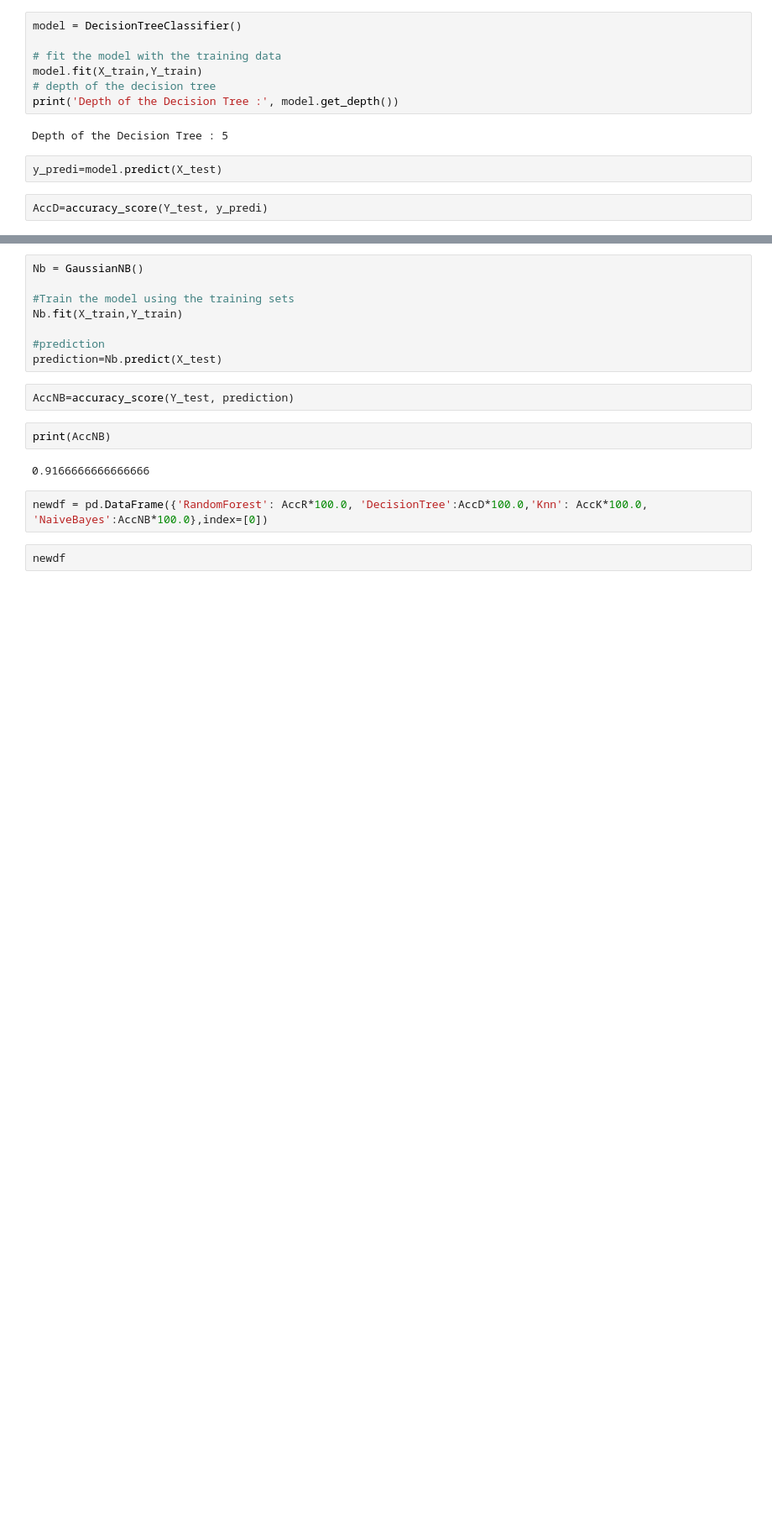
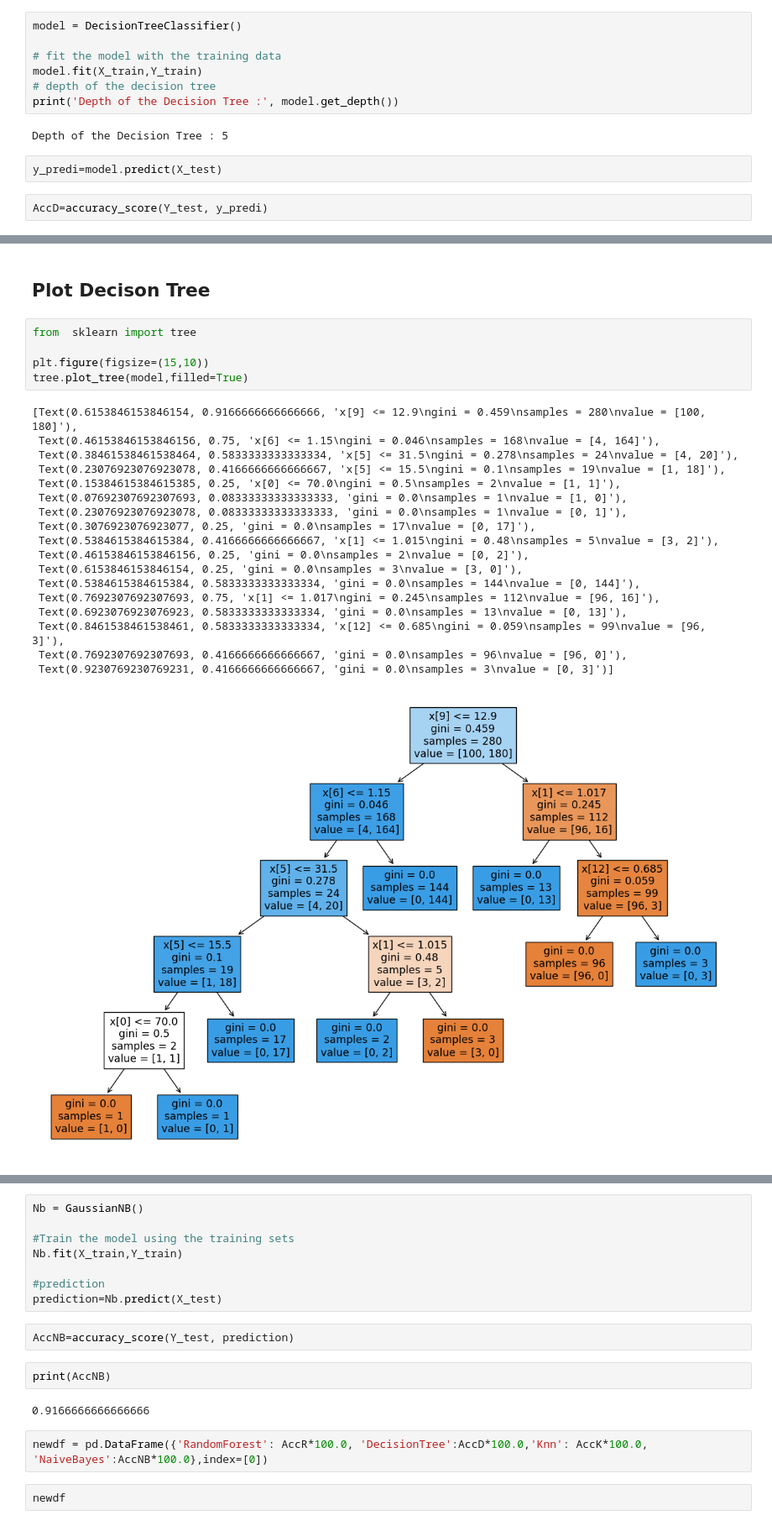
Before and after one commit to DemoProject40/Chronic_Kidney_Diseases_Prediction, a Jupyter notebook: notebooks/prediction.ipynb, the cells around one changed output, grey strips where cells are left out. Shown at 84% size. Drawn from its saved outputs; the diff is of its cells as text; blank space fills up the shorter version.

```diff
--- a/notebooks/prediction.ipynb
+++ b/notebooks/prediction.ipynb
@@ -112,0 +144,26 @@ print(AccD)
+# %% [markdown]
+## Plot Decison Tree
+# %%
+from  sklearn import tree
+
+plt.figure(figsize=(15,10))
+tree.plot_tree(model,filled=True)
+# %% [output]
+[Text(0.6153846153846154, 0.9166666666666666, 'x[9] <= 12.9\ngini = 0.459\nsamples = 280\nvalue = [100, 180]'),
+ Text(0.46153846153846156, 0.75, 'x[6] <= 1.15\ngini = 0.046\nsamples = 168\nvalue = [4, 164]'),
+ Text(0.38461538461538464, 0.5833333333333334, 'x[5] <= 31.5\ngini = 0.278\nsamples = 24\nvalue = [4, 20]'),
+ Text(0.23076923076923078, 0.4166666666666667, 'x[5] <= 15.5\ngini = 0.1\nsamples = 19\nvalue = [1, 18]'),
+ Text(0.15384615384615385, 0.25, 'x[0] <= 70.0\ngini = 0.5\nsamples = 2\nvalue = [1, 1]'),
+ Text(0.07692307692307693, 0.08333333333333333, 'gini = 0.0\nsamples = 1\nvalue = [1, 0]'),
+ Text(0.23076923076923078, 0.08333333333333333, 'gini = 0.0\nsamples = 1\nvalue = [0, 1]'),
+ Text(0.3076923076923077, 0.25, 'gini = 0.0\nsamples = 17\nvalue = [0, 17]'),
+ Text(0.5384615384615384, 0.4166666666666667, 'x[1] <= 1.015\ngini = 0.48\nsamples = 5\nvalue = [3, 2]'),
+ Text(0.46153846153846156, 0.25, 'gini = 0.0\nsamples = 2\nvalue = [0, 2]'),
+ Text(0.6153846153846154, 0.25, 'gini = 0.0\nsamples = 3\nvalue = [3, 0]'),
+ Text(0.5384615384615384, 0.5833333333333334, 'gini = 0.0\nsamples = 144\nvalue = [0, 144]'),
+ Text(0.7692307692307693, 0.75, 'x[1] <= 1.017\ngini = 0.245\nsamples = 112\nvalue = [96, 16]'),
+ Text(0.6923076923076923, 0.5833333333333334, 'gini = 0.0\nsamples = 13\nvalue = [0, 13]'),
+ Text(0.8461538461538461, 0.5833333333333334, 'x[12] <= 0.685\ngini = 0.059\nsamples = 99\nvalue = [96, 3]'),
+ Text(0.7692307692307693, 0.4166666666666667, 'gini = 0.0\nsamples = 96\nvalue = [96, 0]'),
+ Text(0.9230769230769231, 0.4166666666666667, 'gini = 0.0\nsamples = 3\nvalue = [0, 3]')]
+[figure, added]
```
Also changed, not shown: parts of 18 cells of this notebook, 6 other files.
